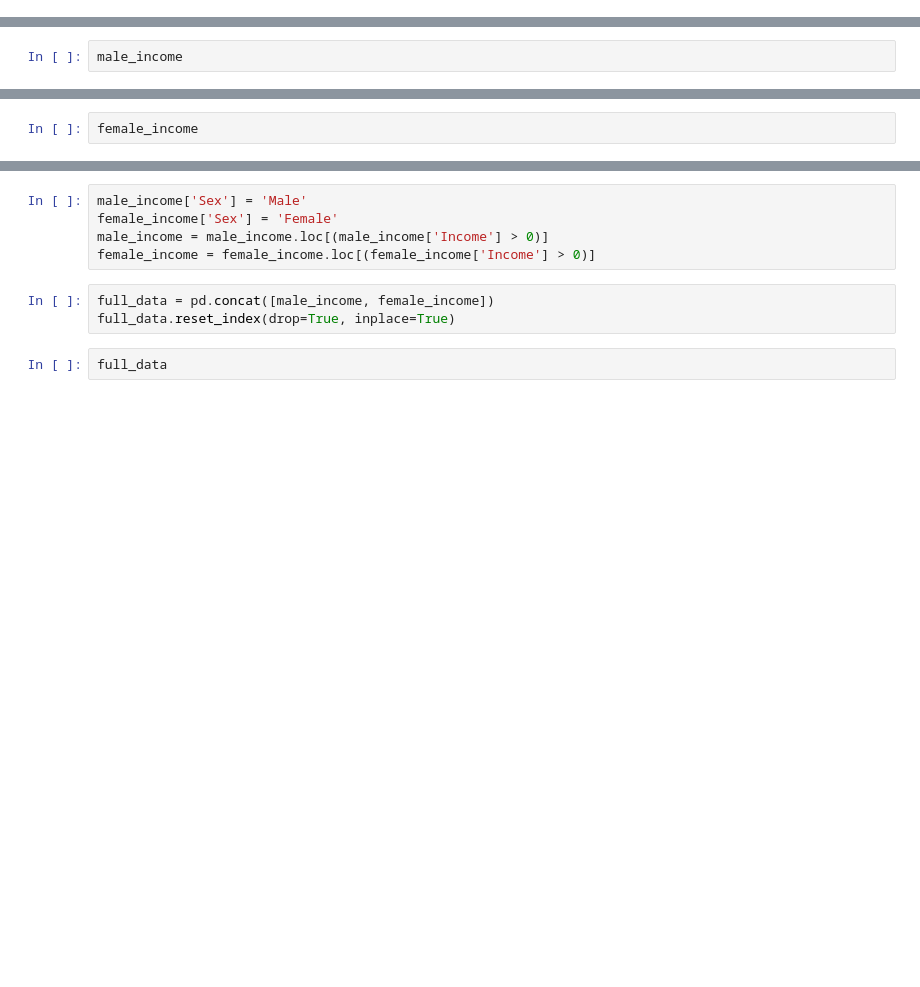
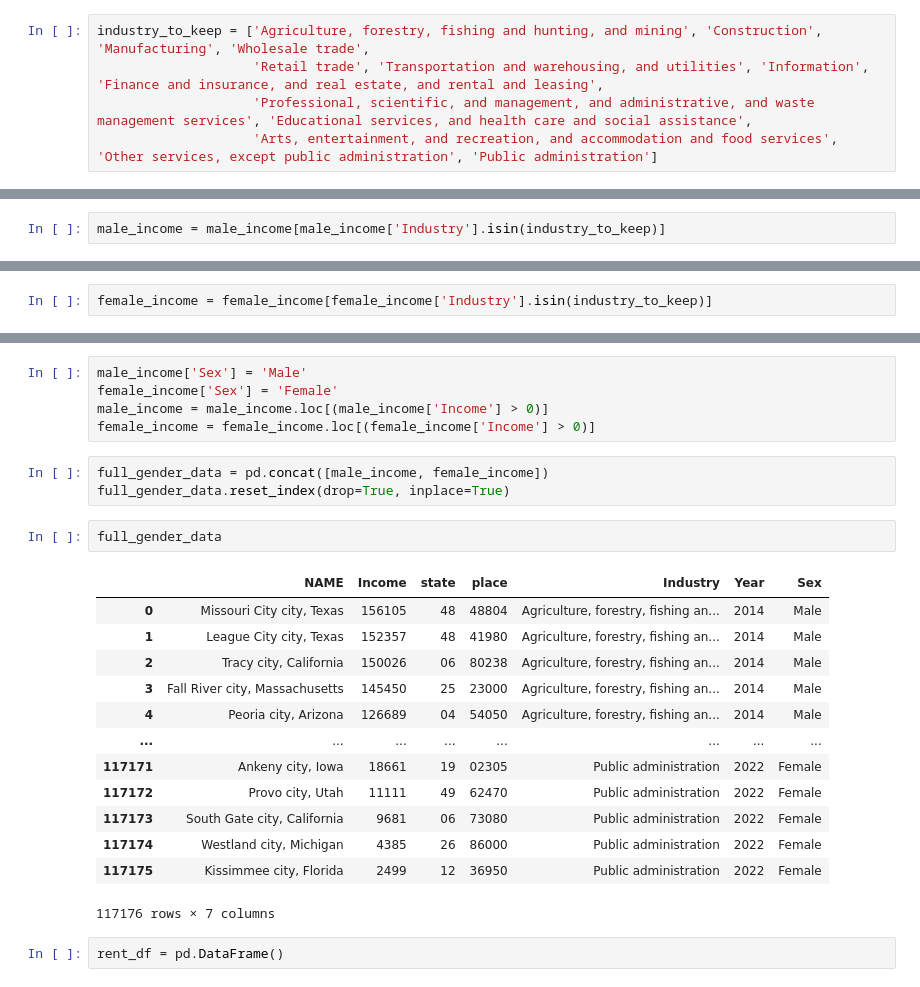
Before and after one commit to DRroth76/census_analysis_machine_learning_model, a Jupyter notebook: yearly_industry.ipynb, the cells around one changed output, grey strips where cells are left out. Drawn from its saved outputs; the diff is of its cells as text; blank space fills up the shorter version.

Commit message:
Updates made to yearly industry

```diff
--- a/yearly_industry.ipynb
+++ b/yearly_industry.ipynb
@@ -121,6 +121,11 @@ income_industry_list = ['Agriculture, forestry, fishing and hunting, and mining'
                         'Educational services, and health care and social assistance:!!Health care and social assistance', 'Arts, entertainment, and recreation, and accommodation and food services',
                         'Arts, entertainment, and recreation, and accommodation and food services:!!Arts, entertainment, and recreation', 'Arts, entertainment, and recreation, and accommodation and food services:!!Accommodation and food services',
                         'Other services, except public administration', 'Public administration']
+# %%
+industry_to_keep = ['Agriculture, forestry, fishing and hunting, and mining', 'Construction', 'Manufacturing', 'Wholesale trade',
+                    'Retail trade', 'Transportation and warehousing, and utilities', 'Information', 'Finance and insurance, and real estate, and rental and leasing',
+                    'Professional, scientific, and management, and administrative, and waste management services', 'Educational services, and health care and social assistance',
+                    'Arts, entertainment, and recreation, and accommodation and food services', 'Other services, except public administration', 'Public administration']
 # %%
 for industry_index in range(len(income_industry_list)):  # Loop over the index of industry_list
     industry_int = str(industry_index + 2).zfill(2)  # Construct industry_int based on industry_index
@@ -209,2 +246,2 @@ print(male_income)
 # %%
-male_income
+male_income = male_income[male_income['Industry'].isin(industry_to_keep)]
@@ -244,2 +315,2 @@ print(female_income)
 # %%
-female_income
+female_income = female_income[female_income['Industry'].isin(industry_to_keep)]
@@ -249,7 +336,23 @@ female_income['Sex'] = 'Female'
 male_income = male_income.loc[(male_income['Income'] > 0)]
 female_income = female_income.loc[(female_income['Income'] > 0)]
 # %%
-full_data = pd.concat([male_income, female_income])
-full_data.reset_index(drop=True, inplace=True)
+full_gender_data = pd.concat([male_income, female_income])
+full_gender_data.reset_index(drop=True, inplace=True)
 # %%
-full_data
+full_gender_data
+# %% [output]
+|  | NAME | Income | state | place | Industry | Year | Sex |
+| 0 | Missouri City city, Texas | 156105 | 48 | 48804 | Agriculture, forestry, fishing an... | 2014 | Male |
+| 1 | League City city, Texas | 152357 | 48 | 41980 | Agriculture, forestry, fishing an... | 2014 | Male |
+| 2 | Tracy city, California | 150026 | 06 | 80238 | Agriculture, forestry, fishing an... | 2014 | Male |
+| 3 | Fall River city, Massachusetts | 145450 | 25 | 23000 | Agriculture, forestry, fishing an... | 2014 | Male |
+| 4 | Peoria city, Arizona | 126689 | 04 | 54050 | Agriculture, forestry, fishing an... | 2014 | Male |
+| ... | ... | ... | ... | ... | ... | ... | ... |
+| 117171 | Ankeny city, Iowa | 18661 | 19 | 02305 | Public administration | 2022 | Female |
+| 117172 | Provo city, Utah | 11111 | 49 | 62470 | Public administration | 2022 | Female |
+| 117173 | South Gate city, California | 9681 | 06 | 73080 | Public administration | 2022 | Female |
+| 117174 | Westland city, Michigan | 4385 | 26 | 86000 | Public administration | 2022 | Female |
+| 117175 | Kissimmee city, Florida | 2499 | 12 | 36950 | Public administration | 2022 | Female |
+117176 rows × 7 columns
+# %%
+rent_df = pd.DataFrame()
```
Also changed, not shown: parts of 13 cells of this notebook, 1 other file.
